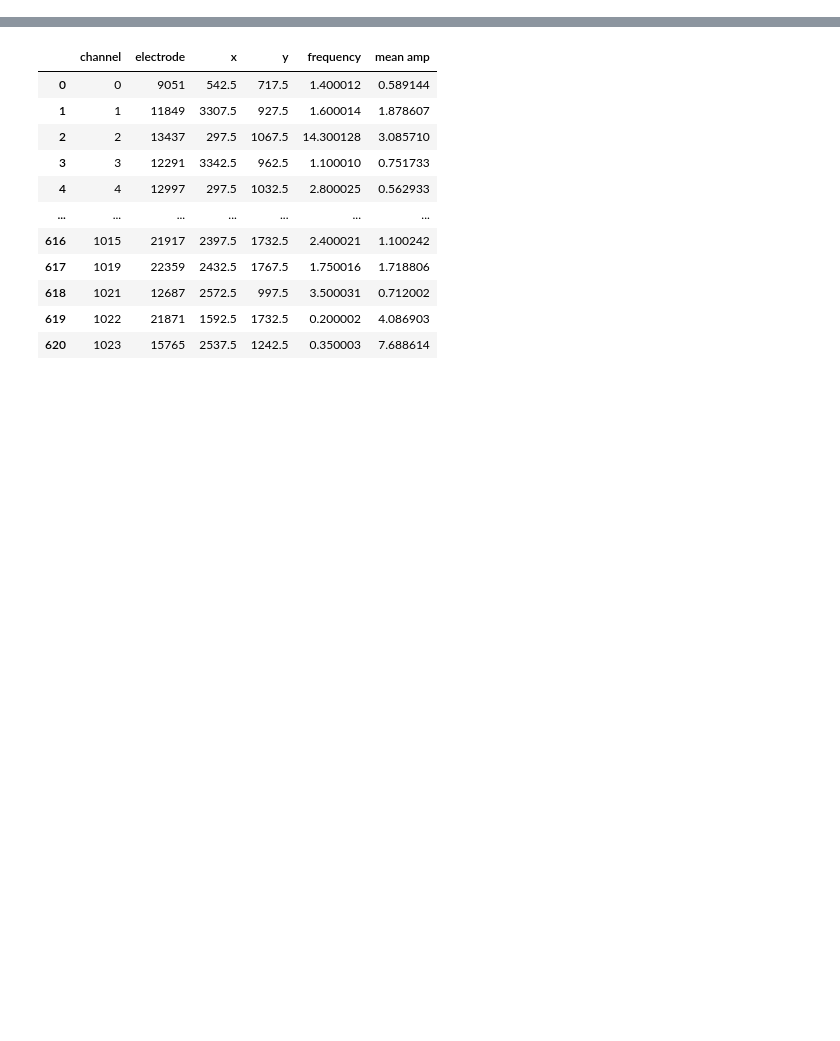
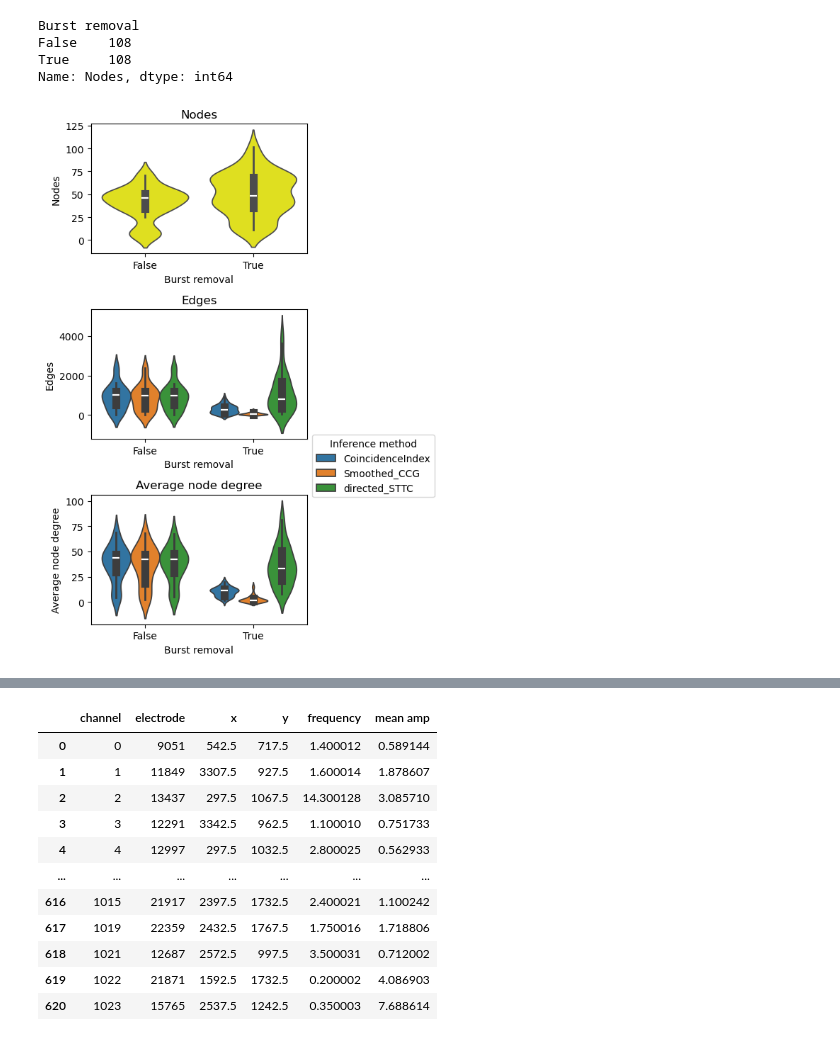
Before and after one commit to mrwun2002/HDMEA-func-connectivity, a Jupyter notebook: analyze_data.ipynb, the cells around one changed output, grey strips where cells are left out. Saved outputs shown, nothing was run; the diff lists cells and outputs as text; code cells hidden in the pictures; blank space fills up the shorter version.

```diff
--- a/analyze_data.ipynb
+++ b/analyze_data.ipynb
@@ -36,0 +115,50 @@ def get_filepath(div, well, method, remove_bursts = None): #In theory, can put i
+# %%
+#plt.scatter(all_networks["DIV"], all_networks["average_degree"], label = np.array(all_networks["Inference method"]))
+y_value_columns = all_networks.columns[8:10]
+plt.figure(figsize = (4, 8))
+
+plt.subplot(3, 1, 1)
+plt.title("Nodes")
+sns.violinplot(data=all_networks, x = "Burst removal", y="Nodes", inner = "box", density_norm= "count", common_norm= True, inner_kws=dict(box_width=8, whis_width=2), color="yellow")
+#sns.stripplot(data=all_networks, x = "Burst removal", y="nodes")
+
+#sns.swarmplot(data=all_networks, x = "Burst removal", y="nodes", palette='deep', dodge = True, hue = "Burst removal", )
+
+all_cols = all_networks.groupby(["Burst removal"])["Nodes"]
+print(all_cols.count())
+counts = all_cols.count()
+yposlist = all_cols.max().tolist()
+xposlist = [0, 1]
+
+ax = plt.gca()
+
+
+
+
+
+for i, y_val_col in enumerate(y_value_columns):
+    ax = plt.subplot(3, 1, i+2)
+
+    plt.title(y_val_col)
+    all_cols = all_networks.groupby(["Burst removal", "Inference method"])[y_val_col]
+    counts = all_cols.count()
+    yposlist = all_cols.max().tolist()
+    dist = 0.27
+    xposlist = [ 0- dist, 0, 0 + dist, 1-dist, 1, 1+dist]
+
+    if i == 1:
+        sns.violinplot(data=all_networks, x = "Burst removal", y=y_val_col, dodge = True, hue = "Inference method", density_norm = "count", common_norm= True, legend = True,  inner_kws=dict(box_width=8, whis_width=2))
+
+    else:
+        sns.violinplot(data=all_networks, x = "Burst removal", y=y_val_col, dodge = True, hue = "Inference method", density_norm = "count", common_norm= True, legend = False,  inner_kws=dict(box_width=8, whis_width=2))
+
+
+plt.tight_layout()
+sns.move_legend(ax, "upper left", bbox_to_anchor=(1, 1.50))
+#plt.legend()
+# %% [output]
+Burst removal
+False    108
+True     108
+Name: Nodes, dtype: int64
+[figure, added]
```
Also changed, not shown: parts of 14 cells of this notebook.
